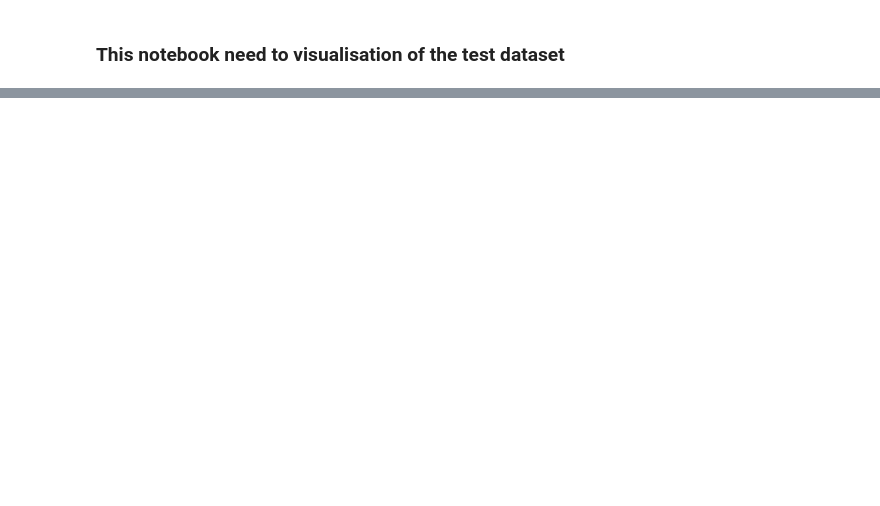
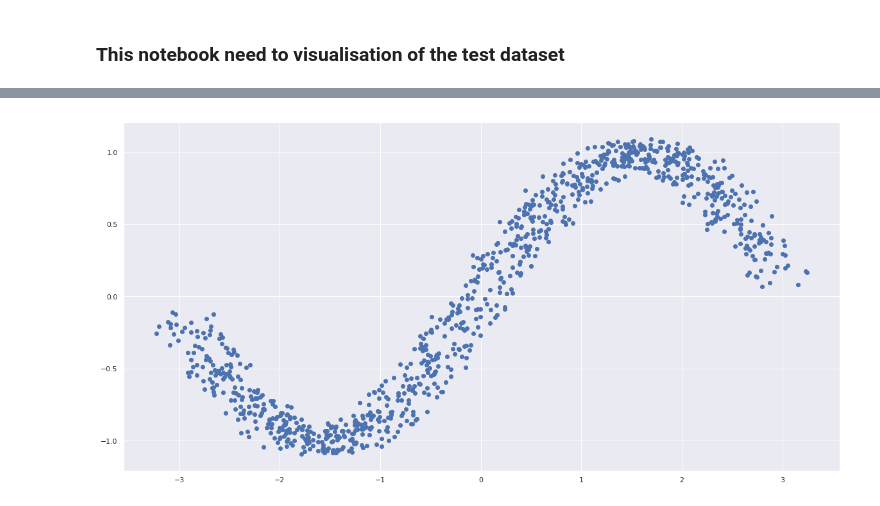
Before and after one commit to flying-pi/ds_kata, a Jupyter notebook: src/katas/regression/df_checkers.ipynb, the cells around one changed output, grey strips where cells are left out. Saved outputs shown, nothing was run; the diff lists cells and outputs as text; code cells hidden in the pictures; blank space fills up the shorter version.

```diff
--- a/src/katas/regression/df_checkers.ipynb
+++ b/src/katas/regression/df_checkers.ipynb
@@ -14,0 +18,6 @@ liner_df.head()
+# %%
+plt.figure(figsize=(20,10))
+plt.scatter(liner_df['feature'], liner_df['value'])
+plt.show()
+# %% [output]
+[figure, added]
```
Also changed, not shown: parts of 3 cells of this notebook.
